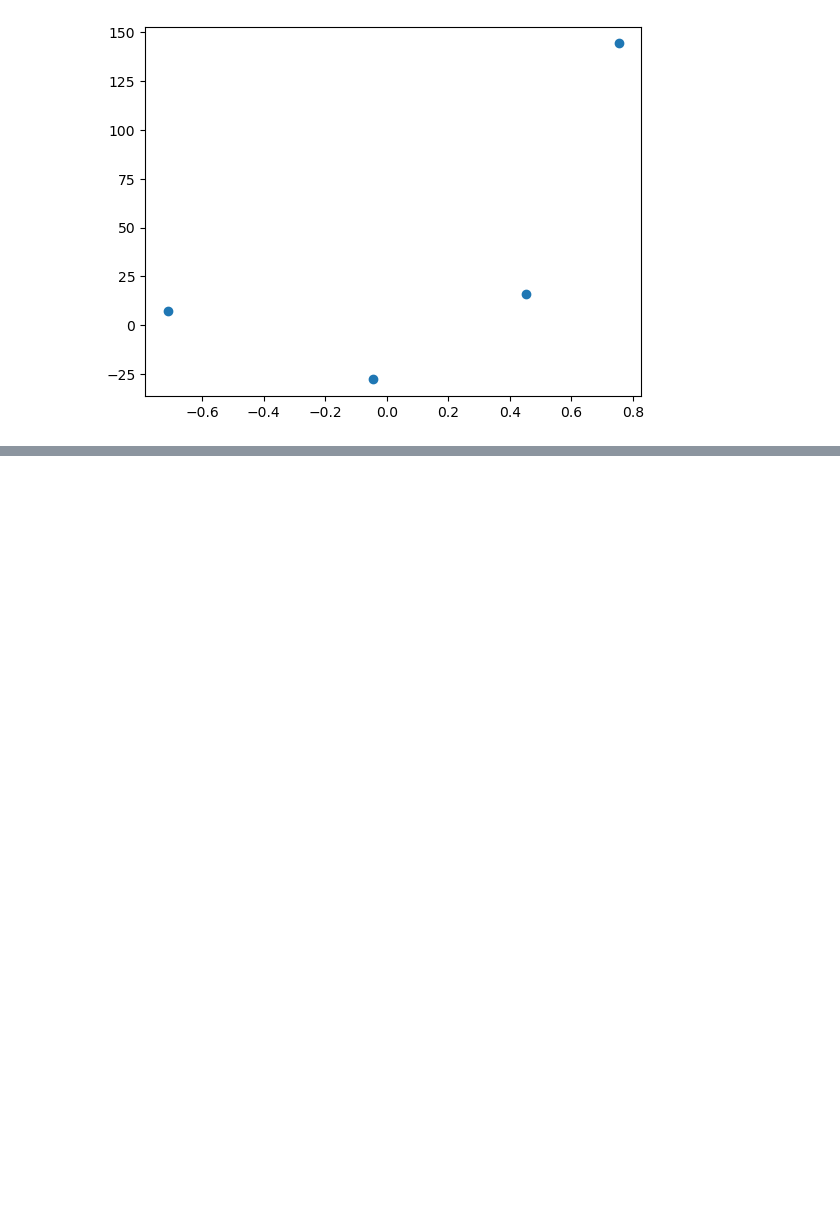
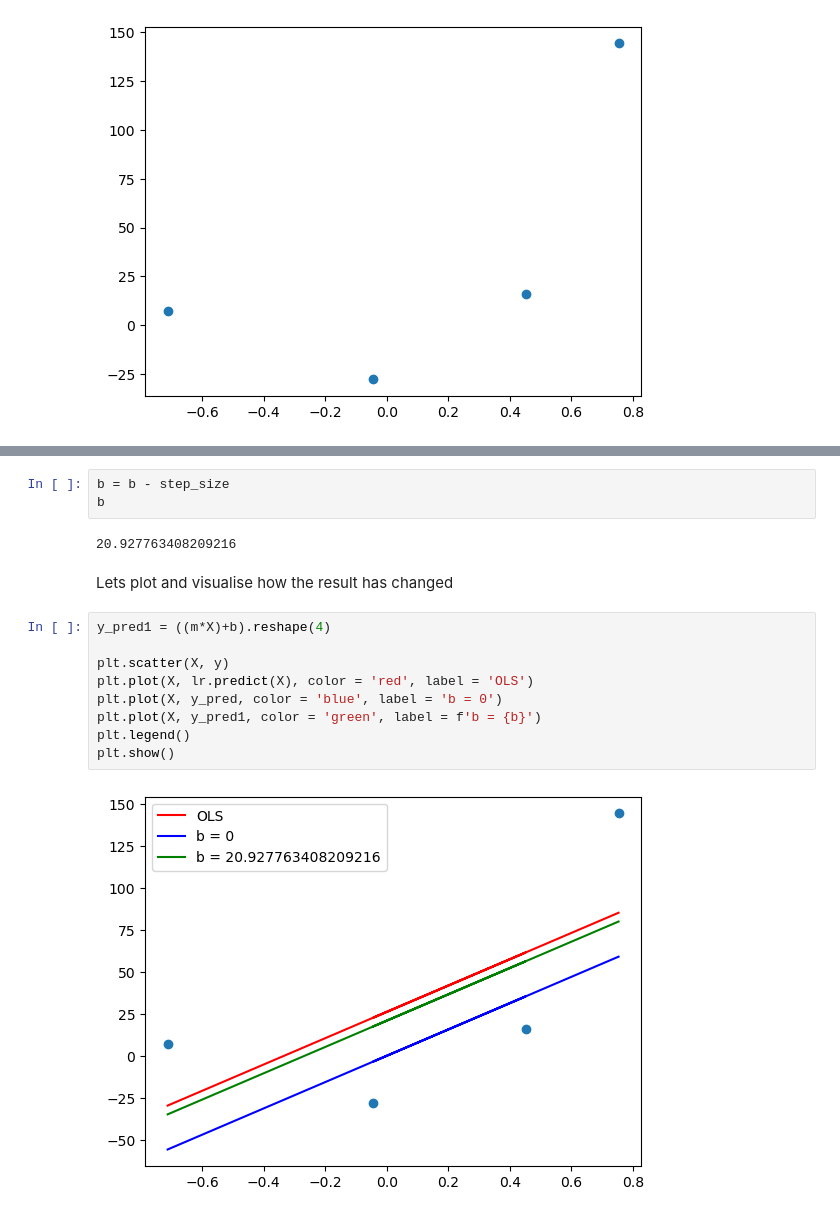
Before and after one commit to Utsav202004/ML-Learning, a Jupyter notebook: Gradient Descent/Gradient-Descent-1.ipynb, the cells around one changed output, grey strips where cells are left out. Cells and saved outputs as stored; diff of their text form; blank space fills up the shorter version.

```diff
--- a/Gradient Descent/Gradient-Descent-1.ipynb
+++ b/Gradient Descent/Gradient-Descent-1.ipynb
@@ -20,0 +73,18 @@ plt.scatter(X, y)
+# %%
+b = b - step_size
+b
+# %% [output]
+20.927763408209216
+# %% [markdown]
+Lets plot and visualise how the result has changed
+# %%
+y_pred1 = ((m*X)+b).reshape(4)
+
+plt.scatter(X, y)
+plt.plot(X, lr.predict(X), color = 'red', label = 'OLS')
+plt.plot(X, y_pred, color = 'blue', label = 'b = 0')
+plt.plot(X, y_pred1, color = 'green', label = f'b = {b}')
+plt.legend()
+plt.show()
+# %% [output]
+[figure, added]
```
Also changed, not shown: parts of 18 cells of this notebook.
